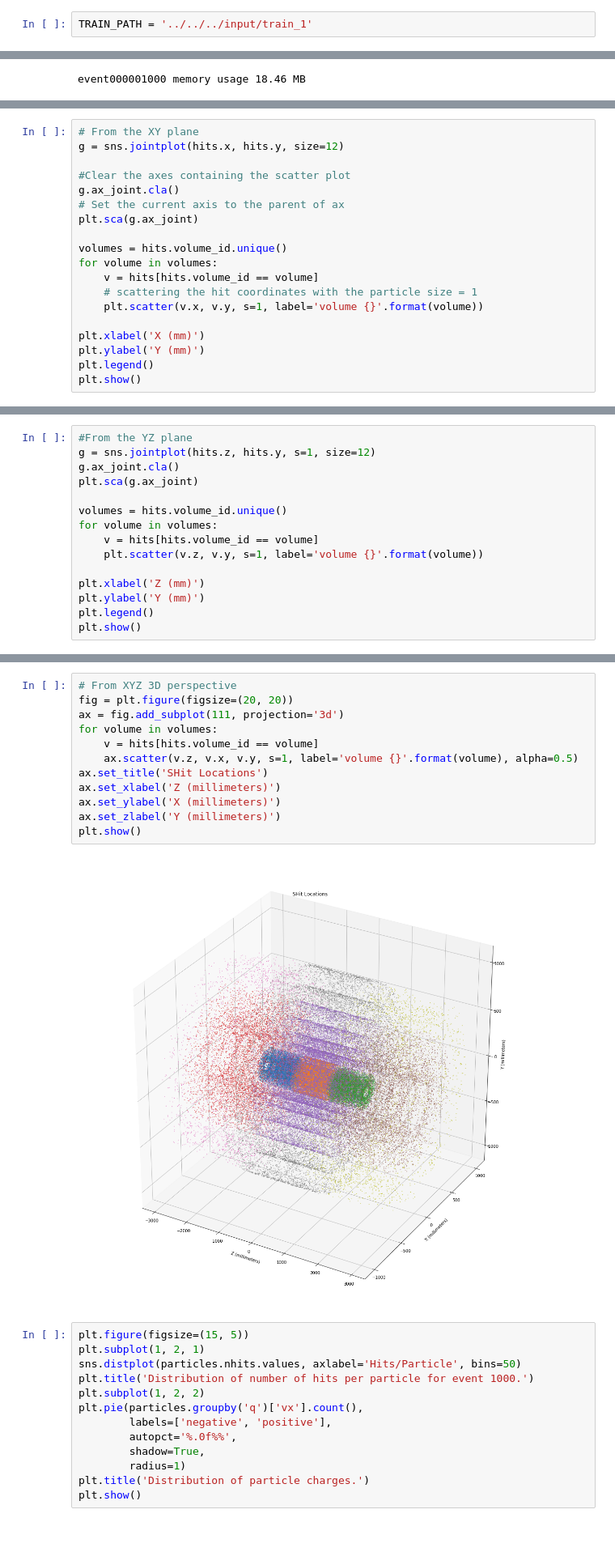
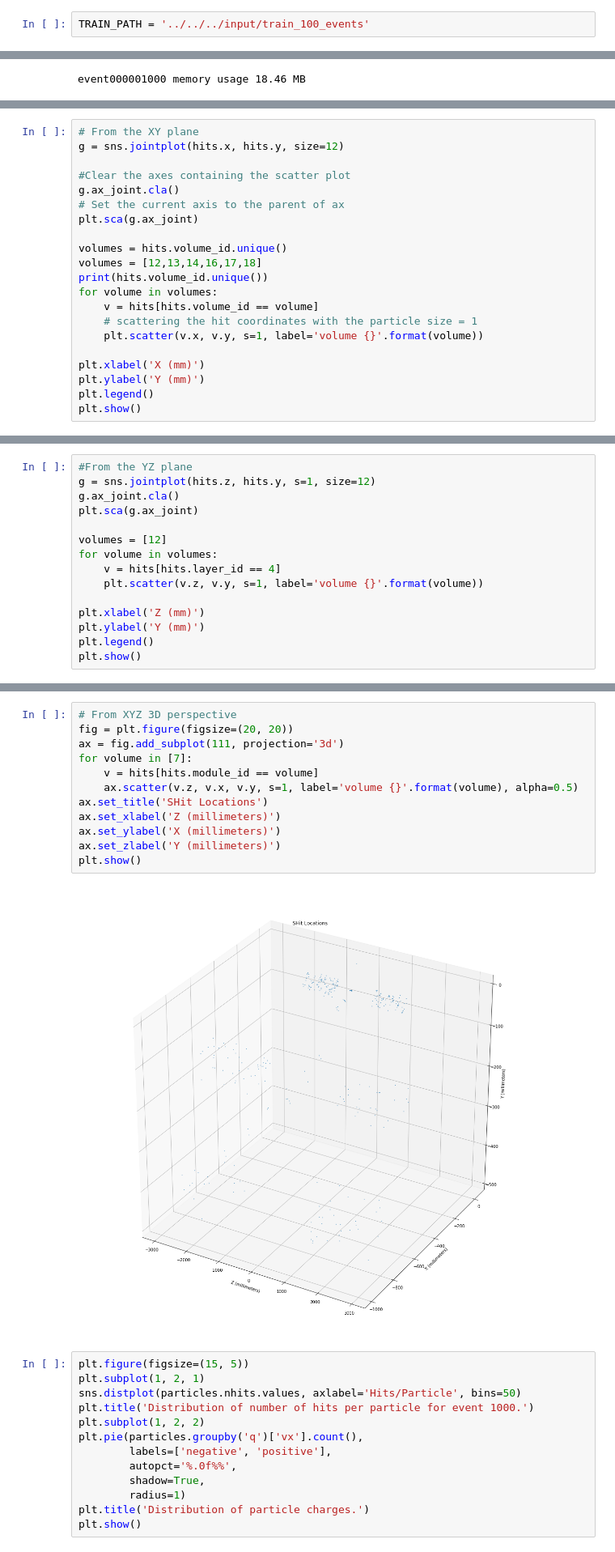
Before and after one commit to nicolefinnie/kaggle-trackml, a Jupyter notebook: src/notebooks/EDA/visualize_data.ipynb, the cells around one changed output, grey strips where cells are left out. Shown at 81% size. Cells and saved outputs as stored; diff of their text form.

```diff
--- a/src/notebooks/EDA/visualize_data.ipynb
+++ b/src/notebooks/EDA/visualize_data.ipynb
@@ -13,7 +13,7 @@ from mpl_toolkits.mplot3d import Axes3D
 import seaborn as sns
 %matplotlib inline
 # %%
-TRAIN_PATH = '../../../input/train_1'
+TRAIN_PATH = '../../../input/train_100_events'
 # %%
 
 event_prefix = 'event000001000'
@@ -66,6 +73,8 @@ g.ax_joint.cla()
 plt.sca(g.ax_joint)
 
 volumes = hits.volume_id.unique()
+volumes = [12,13,14,16,17,18]
+print(hits.volume_id.unique())
 for volume in volumes:
     v = hits[hits.volume_id == volume]
     # scattering the hit coordinates with the particle size = 1
@@ -83,9 +93,9 @@ g = sns.jointplot(hits.z, hits.y, s=1, size=12)
 g.ax_joint.cla()
 plt.sca(g.ax_joint)
 
-volumes = hits.volume_id.unique()
+volumes = [12]
 for volume in volumes:
-    v = hits[hits.volume_id == volume]
+    v = hits[hits.layer_id == 4]
     plt.scatter(v.z, v.y, s=1, label='volume {}'.format(volume))
 
 plt.xlabel('Z (mm)')
@@ -97,17 +107,17 @@ plt.show()
 # %%
 # From XYZ 3D perspective
 fig = plt.figure(figsize=(20, 20))
 ax = fig.add_subplot(111, projection='3d')
-for volume in volumes:
-    v = hits[hits.volume_id == volume]
+for volume in [7]:
+    v = hits[hits.module_id == volume]
     ax.scatter(v.z, v.x, v.y, s=1, label='volume {}'.format(volume), alpha=0.5)
 ax.set_title('SHit Locations')
 ax.set_xlabel('Z (millimeters)')
 ax.set_ylabel('X (millimeters)')
 ax.set_zlabel('Y (millimeters)')
 plt.show()
 # %% [output]
-[figure, old version]
+[figure, new version]
 # %%
 plt.figure(figsize=(15, 5))
 plt.subplot(1, 2, 1)
```
Also changed, not shown: parts of 5 cells of this notebook, 4 other files.
